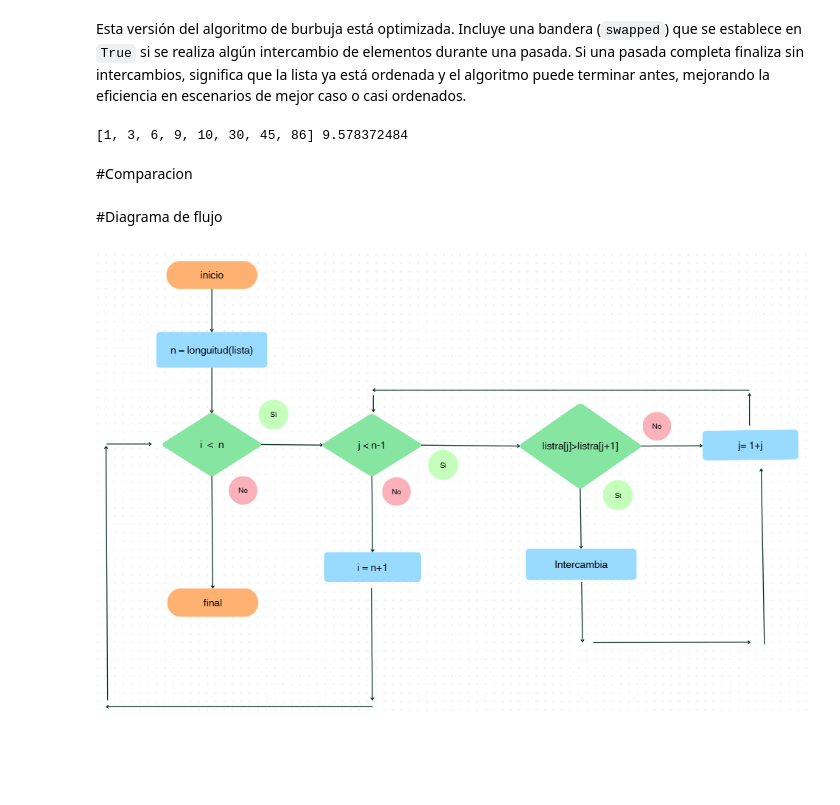
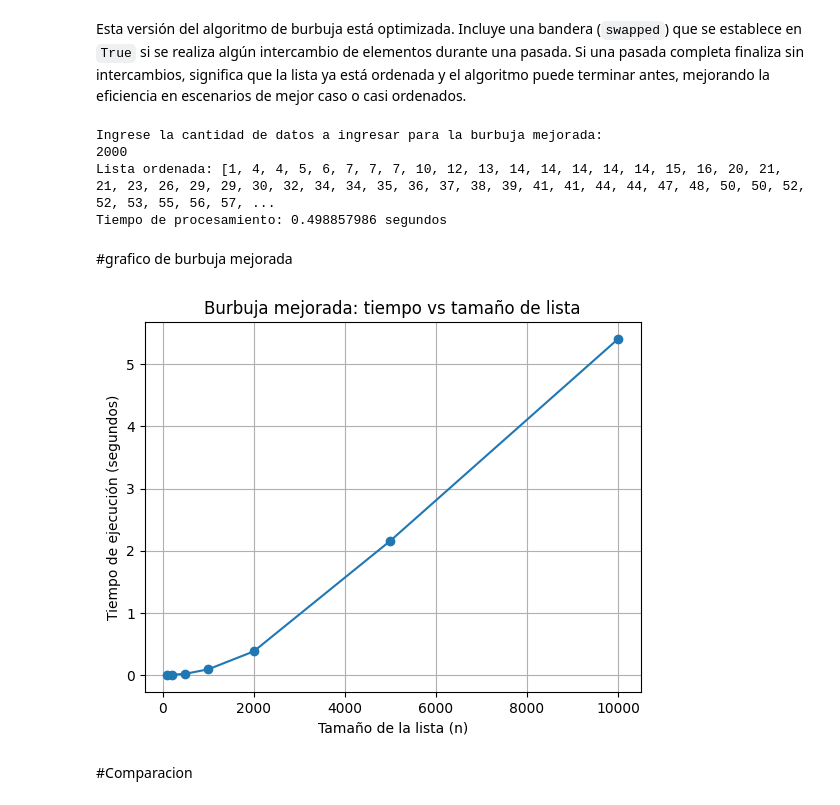
Before and after one commit to dragonhumeante07/pruebas-de-codigos, a Jupyter notebook: burbuja.ipynb, the cells around one changed output. Cells and saved outputs as stored; diff of their text form; code cells hidden in the pictures; blank space fills up the shorter version.

```diff
--- a/burbuja.ipynb
+++ b/burbuja.ipynb
@@ -35,25 +79,73 @@ print(lista,time.process_time())
 Esta versión del algoritmo de burbuja está optimizada. Incluye una bandera (`swapped`) que se establece en `True` si se realiza algún intercambio de elementos durante una pasada. Si una pasada completa finaliza sin intercambios, significa que la lista ya está ordenada y el algoritmo puede terminar antes, mejorando la eficiencia en escenarios de mejor caso o casi ordenados.
 # %%
 import time
-lista_mejorada = [1, 45, 6, 3, 86, 9, 10, 30]
+import random
+
+print("Ingrese la cantidad de datos a ingresar para la burbuja mejorada:")
+aleatoreo_mejorada = int(input())
+
+lista_mejorada = []
+for _ in range(aleatoreo_mejorada):
+    lista_mejorada.append(random.randint(0, aleatoreo_mejorada))
+
 n = len(lista_mejorada)
+start_time = time.process_time()
 for i in range(0,n):
-    swapped = False # Flag to track if any swaps occurred in this pass
+    swapped = False
     for j in range(0, n - i - 1):
         if lista_mejorada[j] > lista_mejorada[j + 1]:
             lista_mejorada[j], lista_mejorada[j + 1] = lista_mejorada[j + 1], lista_mejorada[j]
             swapped = True
 
-    # If no two elements were swapped by inner loop, then break
+
     if not swapped:
         break
+end_time = time.process_time()
 
-print(lista_mejorada,time.process_time())
+print(f"Lista ordenada: {lista_mejorada}")
+print(f"Tiempo de procesamiento: {end_time - start_time} segundos")
 # %% [output]
-[1, 3, 6, 9, 10, 30, 45, 86] 9.578372484
+Ingrese la cantidad de datos a ingresar para la burbuja mejorada:
+2000
+Lista ordenada: [1, 4, 4, 5, 6, 7, 7, 7, 10, 12, 13, 14, 14, 14, 14, 14, 15, 16, 20, 21, 21, 23, 26, 29, 29, 30, 32, 34, 34, 35, 36, 37, 38, 39, 41, 41, 44, 44, 47, 48, 50, 50, 52, 52, 53, 55, 56, 57, ...
+Tiempo de procesamiento: 0.498857986 segundos
+# %% [markdown]
+#grafico de burbuja mejorada
+# %%
+import time
+import random
+import matplotlib.pyplot as plt
+
+def bubble_sort_mejorada(lista):
+    n = len(lista)
+    for i in range(n):
+        swapped = False
+        for j in range(0, n - i - 1):
+            if lista[j] > lista[j + 1]:
+                lista[j], lista[j + 1] = lista[j + 1], lista[j]
+                swapped = True
+        if not swapped:
+            break
+
+# Lista de tamaños a probar
+tamaños = [100, 200, 500, 1000, 2000,5000,10000]
+tiempos = []
+
+for n in tamaños:
+    lista = [random.randint(0, n) for _ in range(n)]
+    start = time.process_time()
+    bubble_sort_mejorada(lista)
+    end = time.process_time()
+    tiempos.append(end - start)
+
+# Graficar
+plt.plot(tamaños, tiempos, marker='o')
+plt.xlabel("Tamaño de la lista (n)")
+plt.ylabel("Tiempo de ejecución (segundos)")
+plt.title("Burbuja mejorada: tiempo vs tamaño de lista")
+plt.grid(True)
+plt.show()
+# %% [output]
+[figure, added]
 # %% [markdown]
 #Comparacion
-# %% [markdown]
-#Diagrama de flujo
-# %% [markdown]
-![Captura de pantalla 2026-04-29 155248.png](embedded-picture-1)
```
Also changed, not shown: parts of 5 cells of this notebook.
